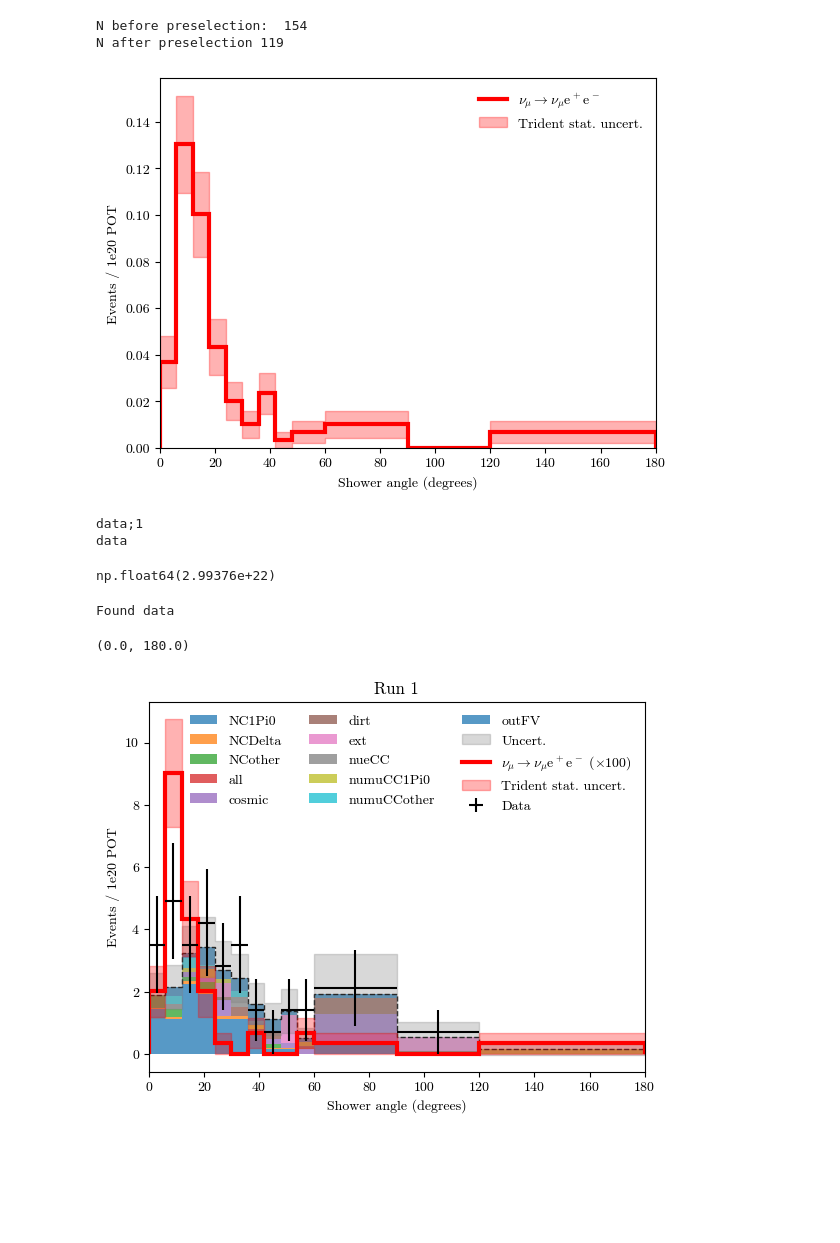
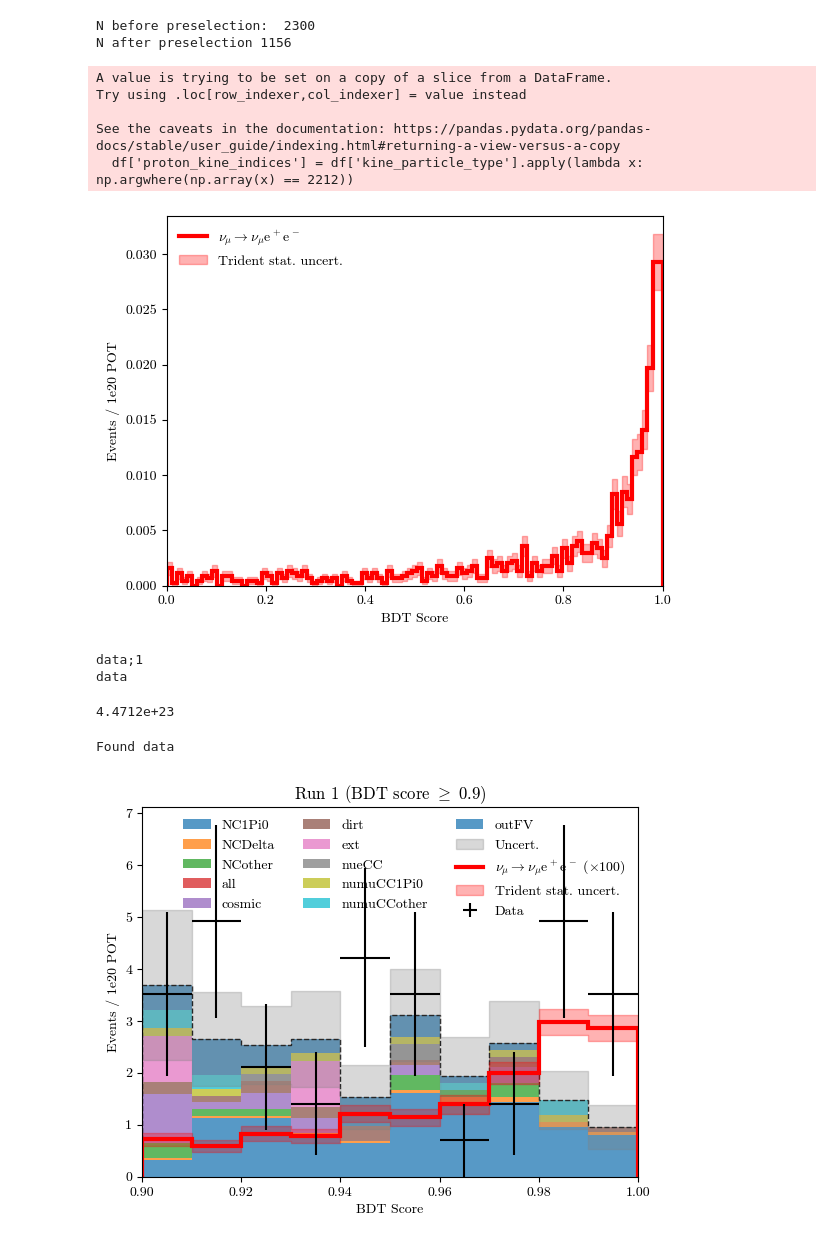
Before and after one commit to JoeBateman/uboone_epem_trident, a Jupyter notebook: wc_epem/plotter.ipynb, the cells around one changed output. Cells and saved outputs as stored; diff of their text form; code cells hidden in the pictures; blank space fills up the shorter version.

Commit message:
Adding WC e+e- preselection

```diff
--- a/wc_epem/plotter.ipynb
+++ b/wc_epem/plotter.ipynb
@@ -56,5 +312,5 @@ N after preselection 119
 # %%
-var_to_plot = 'dnu_0p_ang' # dnu_0p_sigcut0, dnu_0p_ene, dnu_0p_ang
+var_to_plot = 'dnu_0p_sigcut0' # dnu_0p_sigcut0, dnu_0p_ene, dnu_0p_ang
 sig_cut = 0.9
 
 trident_df = get_scores_vars(filename)
@@ -113,9 +369,14 @@ overlay_info = {
 
 overlay = uproot.open(f'{overlay_info["path"]}canvases/{var_to_plot}/{overlay_info["filename"]}')
 # %% [output]
-N before preselection:  154
-N after preselection 119
+N before preselection:  2300
+N after preselection 1156
+A value is trying to be set on a copy of a slice from a DataFrame.
+Try using .loc[row_indexer,col_indexer] = value instead
+
+See the caveats in the documentation: https://pandas.pydata.org/pandas-docs/stable/user_guide/indexing.html#returning-a-view-versus-a-copy
+  df['proton_kine_indices'] = df['kine_particle_type'].apply(lambda x: np.argwhere(np.array(x) == 2212))
-[figure, old version]
+[figure, new version]
 # %%
 def get_background_with_systs(overlay, cap_uncert=None, stat_only=False):
     cv_dict = {}
@@ -201,10 +462,10 @@ cv_dict, bin_edges, var_keys = get_background_with_systs(overlay, cap_uncert=0.5
 # %% [output]
 data;1
 data
-# %%
-trident_df['pot'].iloc[0]
-# %% [output]
-np.float64(2.99376e+22)
+# %%
+2300*1.944e20
+# %% [output]
+4.4712e+23
 # %%
 pot_norm = True
 
@@ -250,7 +511,7 @@ for j, var in enumerate(var_keys):
     tot_hist += var_hist
     tot_uncert2 += var_uncert2
 
-title = f"{name}"
+title = rf"{name} (BDT score $\geq$ {sig_cut})"
 plt.title(title)
 plt.stairs(tot_hist, bin_edges, color='k', linestyle='--',)
 
@@ -259,32 +520,31 @@ band_up = tot_hist + tot_uncert
 band_down = tot_hist - tot_uncert
 
 plt.fill_between(bin_edges, np.append(band_down, band_down[-1]),  np.append(band_up, band_up[-1]), step='post',alpha=0.3, color='gray', label='Uncert.')
 
 
 # Plotting tridents on top
 trident_pot = trident_df['pot'].iloc[0]
 trident_hist, _ = np.histogram(trident_df[var_to_plot], bins=bin_edges)
 trident_stat_uncert = np.sqrt(trident_hist)
 
 trident_sf = trident_enhancement
 if pot_norm:
     trident_sf *= 1e20 / trident_pot
 else:
     trident_sf *= POT / trident_pot
 
 trident_up = trident_hist + trident_stat_uncert
 trident_down = trident_hist  - trident_stat_uncert
 plt.stairs(trident_hist * trident_sf, bin_edges, color='r', linestyle='-', lw=3, label=r'$\nu_\mu\rightarrow\nu_\mu e^+e^-$ ($\times$' + str(trident_enhancement) + ')')
 
 plt.fill_between(bin_edges, np.append(trident_down*trident_sf, (trident_down*trident_sf)[-1]),  np.append(trident_up*trident_sf, (trident_up*trident_sf)[-1]), step='post',alpha=0.3, color='r', label='Trident stat. uncert.')
 
 plt.xlabel(xlabel)
 plt.ylabel('Events / 1e20 POT')
 plt.legend(ncols=3, framealpha=0.0)
 plt.xlim(bin_edges[0], bin_edges[-1])
 # plt.ylim(0, 10)
 plt.show()
 # %% [output]
 Found data
-(0.0, 180.0)
-[figure, old version]
+[figure, new version]
```
Also changed, not shown: parts of 20 cells of this notebook.
